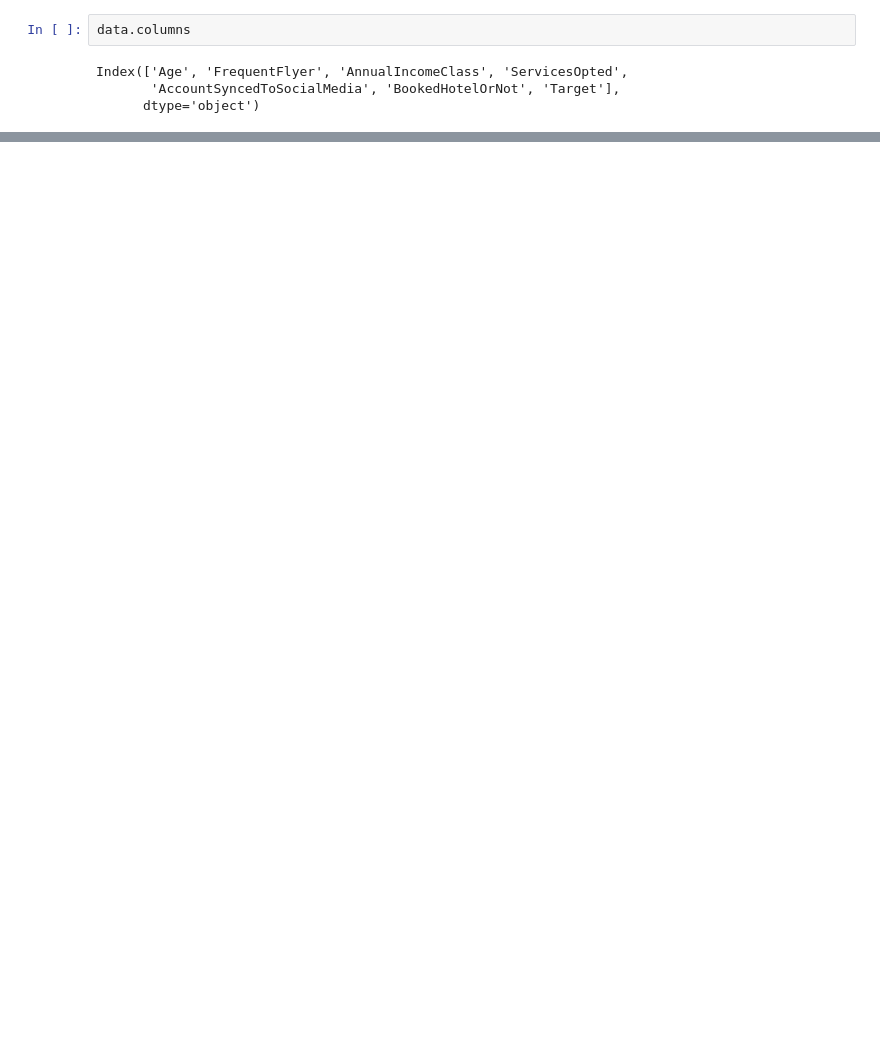
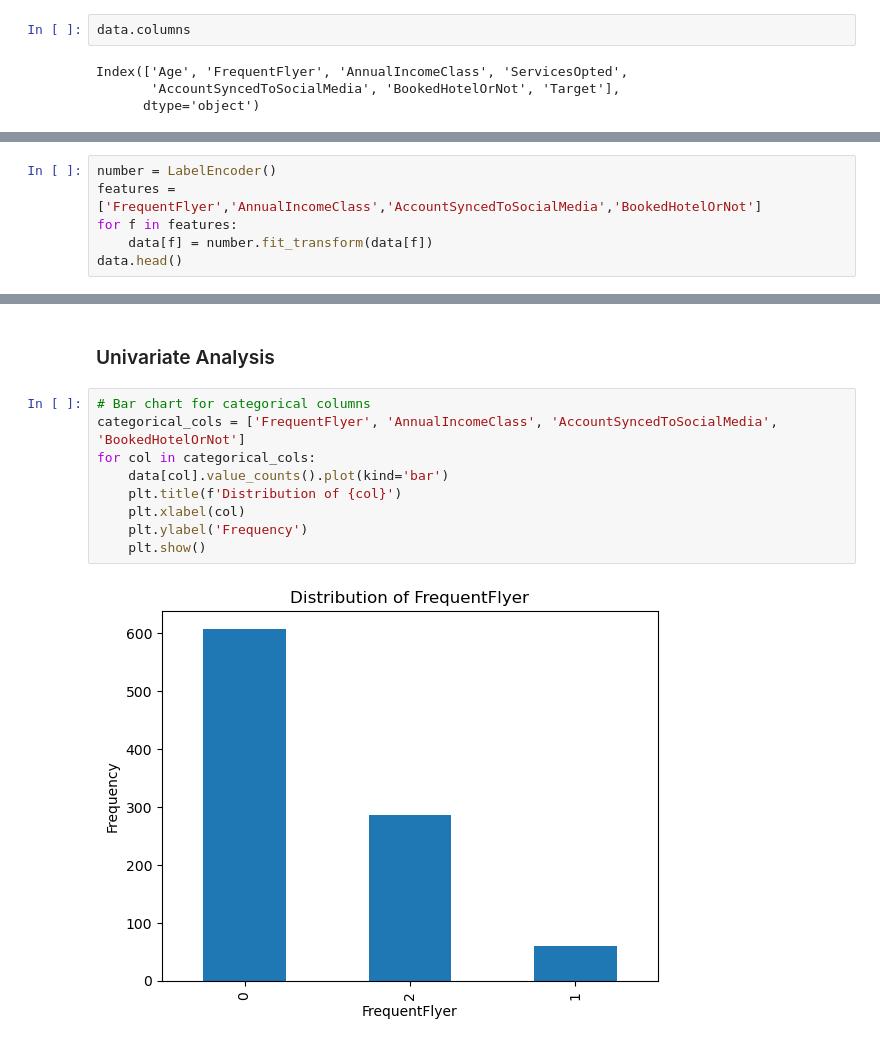
Before and after one commit to idatonui/Customers-Travel, a Jupyter notebook: notebook.ipynb, the cells around one changed output, grey strips where cells are left out. Saved outputs shown, nothing was run; the diff lists cells and outputs as text; blank space fills up the shorter version.

```diff
--- a/notebook.ipynb
+++ b/notebook.ipynb
@@ -184,0 +197,6 @@ Index(['Age', 'FrequentFlyer', 'AnnualIncomeClass', 'ServicesOpted',
+# %%
+number = LabelEncoder()
+features = ['FrequentFlyer','AnnualIncomeClass','AccountSyncedToSocialMedia','BookedHotelOrNot']
+for f in features:
+    data[f] = number.fit_transform(data[f])
+data.head()
@@ -184,0 +210,13 @@ Index(['Age', 'FrequentFlyer', 'AnnualIncomeClass', 'ServicesOpted',
+# %% [markdown]
+### Univariate Analysis
+# %%
+# Bar chart for categorical columns
+categorical_cols = ['FrequentFlyer', 'AnnualIncomeClass', 'AccountSyncedToSocialMedia', 'BookedHotelOrNot']
+for col in categorical_cols:
+    data[col].value_counts().plot(kind='bar')
+    plt.title(f'Distribution of {col}')
+    plt.xlabel(col)
+    plt.ylabel('Frequency')
+    plt.show()
+# %% [output]
+[figure, added]
```
Also changed, not shown: parts of 15 cells of this notebook.
